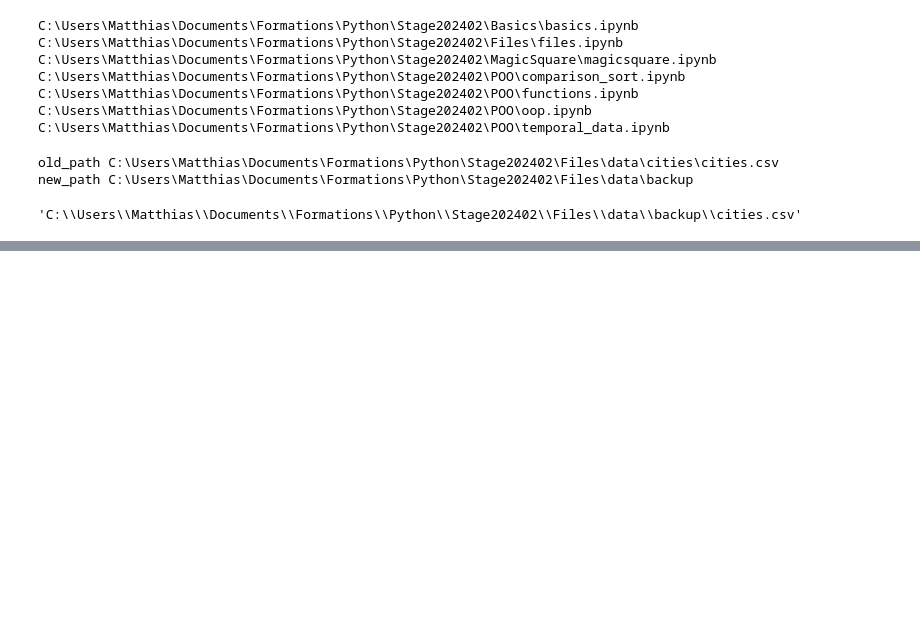
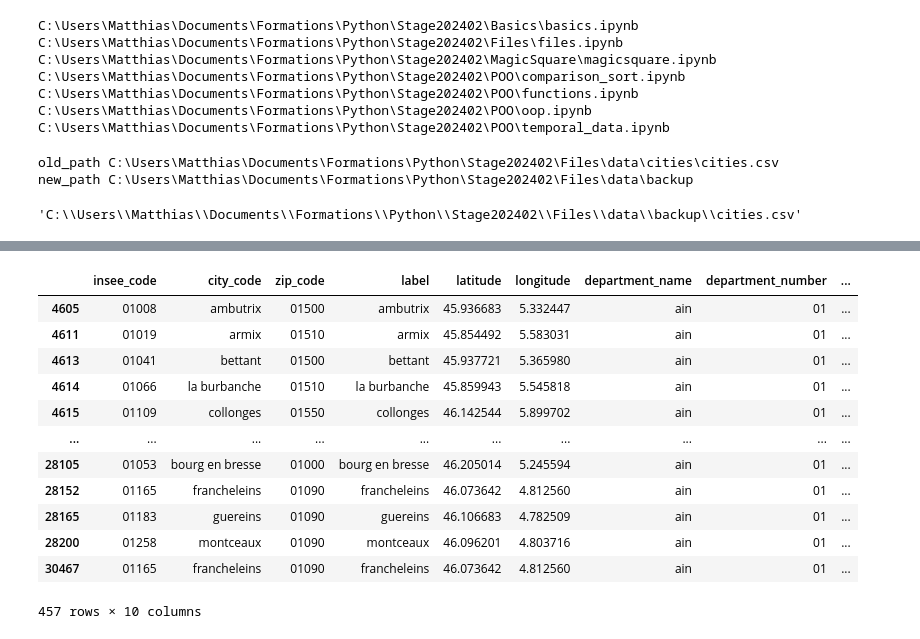
Before and after one commit to matthcol/python202402, a Jupyter notebook: Files/files.ipynb, the cells around one changed output, grey strips where cells are left out. Drawn from its saved outputs; the diff is of its cells as text; code cells hidden in the pictures; blank space fills up the shorter version.

```diff
--- a/Files/files.ipynb
+++ b/Files/files.ipynb
@@ -182,0 +299,3 @@ Type:      function
+# %%
+dfCities = pd.read_csv(old_path, encoding='UTF-8', dtype={'zip_code':str})
+dfCities.info()
@@ -182,0 +320,16 @@ Type:      function
+# %%
+dfCities[dfCities.department_number=='01']
+# %% [output]
+|  | insee_code | city_code | zip_code | label | latitude | longitude | department_name | department_number | ... |
+| 4605 | 01008 | ambutrix | 01500 | ambutrix | 45.936683 | 5.332447 | ain | 01 | ... |
+| 4611 | 01019 | armix | 01510 | armix | 45.854492 | 5.583031 | ain | 01 | ... |
+| 4613 | 01041 | bettant | 01500 | bettant | 45.937721 | 5.365980 | ain | 01 | ... |
+| 4614 | 01066 | la burbanche | 01510 | la burbanche | 45.859943 | 5.545818 | ain | 01 | ... |
+| 4615 | 01109 | collonges | 01550 | collonges | 46.142544 | 5.899702 | ain | 01 | ... |
+| ... | ... | ... | ... | ... | ... | ... | ... | ... | ... |
+| 28105 | 01053 | bourg en bresse | 01000 | bourg en bresse | 46.205014 | 5.245594 | ain | 01 | ... |
+| 28152 | 01165 | francheleins | 01090 | francheleins | 46.073642 | 4.812560 | ain | 01 | ... |
+| 28165 | 01183 | guereins | 01090 | guereins | 46.106683 | 4.782509 | ain | 01 | ... |
+| 28200 | 01258 | montceaux | 01090 | montceaux | 46.096201 | 4.803716 | ain | 01 | ... |
+| 30467 | 01165 | francheleins | 01090 | francheleins | 46.073642 | 4.812560 | ain | 01 | ... |
+457 rows × 10 columns
```
Also changed, not shown: parts of 21 cells of this notebook.
